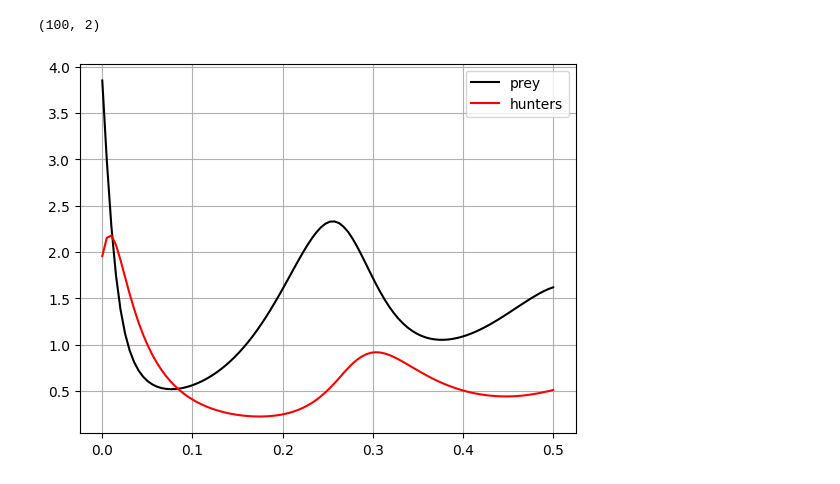
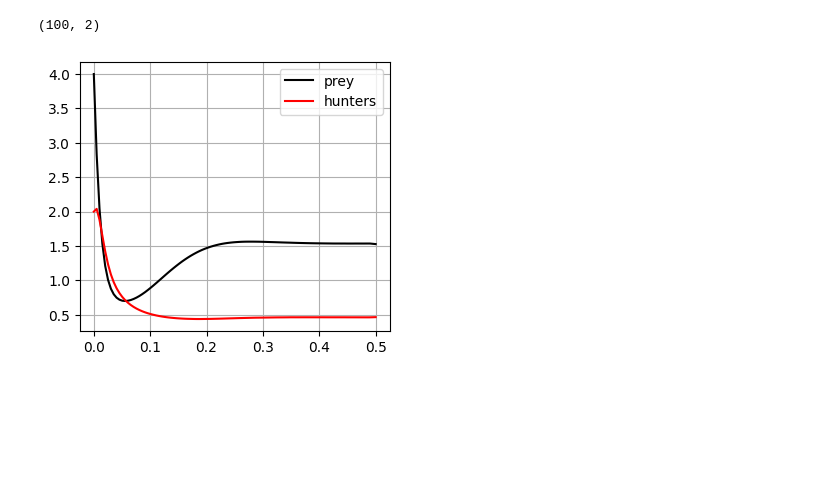
Before and after one commit to ITMO-NSS-team/EPDE, a Jupyter notebook: projects/control/visulization.ipynb, the cells around one changed output. Cells and saved outputs as stored; diff of their text form; code cells hidden in the pictures; blank space fills up the shorter version.

```diff
--- a/projects/control/visulization.ipynb
+++ b/projects/control/visulization.ipynb
@@ -9,5 +9,5 @@ sys.path.append('../..')
 
 import torch
 # %%
-with open(r"/home/mikemaslyaev/Documents/EPDE/projects/control/control_opt_res.pickle", 'rb') as input_file:
+with open(r"/home/mikemaslyaev/Documents/HighValue/res_8_9_at_17_5.pickle", 'rb') as input_file:
     res = pickle.load(input_file)
@@ -13,0 +38,10 @@ with open(r"/home/mikemaslyaev/Documents/EPDE/projects/control/control_opt_res.p
+# %%
+matplotlib.rcParams['pdf.fonttype'] = 42
+matplotlib.rcParams['ps.fonttype'] = 42
+plt.rcParams["figure.figsize"] = (5.0, 3.5)
+
+fig, ax1 = plt.subplots()
+ax1.grid(alpha = 0.5)
+
+ax1.plot([res[3][i].detach().cpu().numpy() for i in range(len(res[3]))], color = 'k', label = 'Loss function value')
+ax1.legend()
@@ -18,16 +55,24 @@ ctrl_args = torch.stack(tensors = (UU.reshape(-1), VV.reshape(-1)), dim = 0).T
 
 ctrl_landscape = res[1](ctrl_args).cpu().detach().numpy().reshape((u_plots.size()[0], v_plots.size()[0]))
 # %%
-t = torch.linspace(0., 0.5, 100).reshape((-1, 1))
-sol = res[0](t).detach().numpy()
+t = torch.linspace(0., 0.5, 100).reshape((-1, 1)).cuda()
+sol = res[0](t).detach().cpu().numpy()
 sol.shape
 # %% [output]
 (100, 2)
 # %%
-plt.plot(t, sol[:, 0], color ='k', label = 'prey')
-plt.plot(t, sol[:, 1], color ='r', label = 'hunters')
+# import matplotlib.pyplot as plt
+import matplotlib
+matplotlib.rcParams['pdf.fonttype'] = 42
+matplotlib.rcParams['ps.fonttype'] = 42
+
+plt.rcParams["figure.figsize"] = (4.0, 3.5)
+# my_dict = {'Single Objective': obj_funs_so, 'Multi-Objective': obj_funs_mo}
+
+plt.plot(t.cpu().numpy(), sol[:, 0], color ='k', label = 'prey')
+plt.plot(t.cpu().numpy(), sol[:, 1], color ='r', label = 'hunters')
 plt.grid()
 plt.legend()
 plt.show()
 # %% [output]
-[figure, old version]
+[figure, new version]
```
Also changed, not shown: parts of 8 cells of this notebook, 9 other files.
